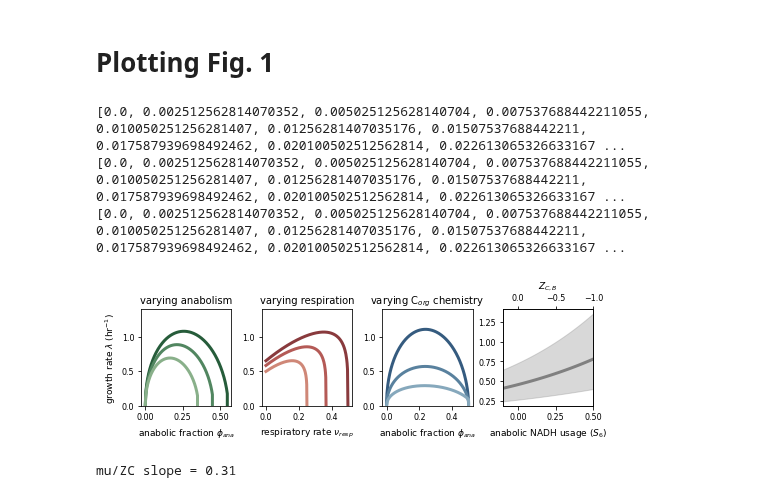
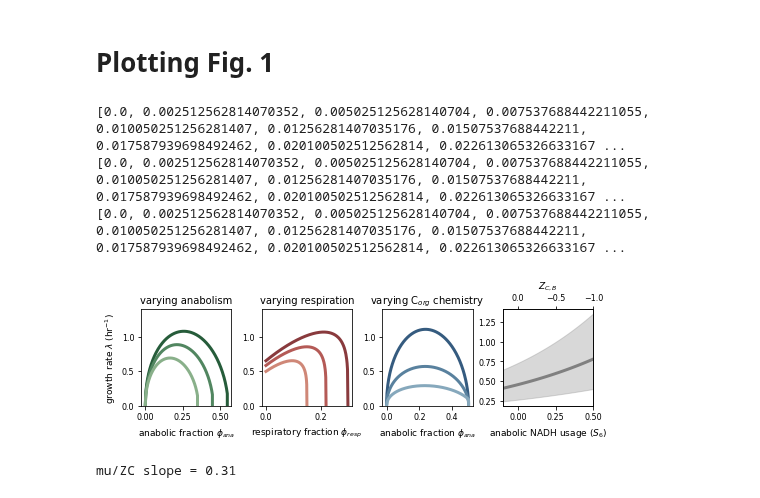
Before and after one commit to flamholz/redox-proteome, a Jupyter notebook: akshit_notebooks/006_fig1_plots.ipynb, the cells around one changed output. Saved outputs shown, nothing was run; the diff lists cells and outputs as text; code cells hidden in the pictures.

Commit message:
New Fig. 1C with phi_resp

```diff
--- a/akshit_notebooks/006_fig1_plots.ipynb
+++ b/akshit_notebooks/006_fig1_plots.ipynb
@@ -313,7 +313,7 @@ df_1b = pd.DataFrame({'mus': allmus, 'phianas': allphianas})
 ##############################################
 ## Fig. 1C simulation -- varying Jresp
 ##############################################
-allmus, allnuresps = [], []
+allmus, allnuresps, allphiresps = [], [], []
 tau = 6e-2
 
 # Reset to default stoichiometric coefficients.
@@ -372,8 +372,9 @@ for indx, t_phi_o in enumerate(np.linspace(0.4, 0.6, 3)):
 
     allnuresps.append(nuresps)
     allmus.append(mus)
+    allphiresps.append(phiresps)
 
-df_1c = pd.DataFrame({'mus': allmus, 'nuresps': allnuresps})
+df_1c = pd.DataFrame({'mus': allmus, 'nuresps': allnuresps, 'phiresps': allphiresps})
 
 ##############################################
 ## Fig. 1D simulation -- varying ZC_org
@@ -519,15 +520,17 @@ plt.legend(legend_elements, loc=4, fontsize=6.5).set_visible(False)
 ##############################################
 plt.sca(axs[1])
 plt.ylabel( '')
-plt.xlabel( 'respiratory rate ' + r'$\nu_{resp}$' )
+plt.xlabel( 'respiratory fraction ' + r'$\phi_{resp}$' )
 
 cs = sns.color_palette('Reds_r', 5, desat=0.5)
 legend_elements = []
 
 for indx in range(len(df_1c)):
     nuresps = df_1c.iloc[indx]['nuresps']
+    phiresps = df_1c.iloc[indx]['phiresps']
     mus = df_1c.iloc[indx]['mus']
-    plt.plot( nuresps, mus, lw=3, c=cs[indx] )
+    # plt.plot( nuresps, mus, lw=3, c=cs[indx] )
+    plt.plot( phiresps, mus, lw=3, c=cs[indx] )
     legend_elements.append(r'$\phi_o = $' + str(phi_os[indx]))
 
 plt.legend(legend_elements, loc='best').set_visible(False)
@@ -578,32 +581,32 @@ plt.xlim(np.min(S6s), np.max(S6s))
 plt.xticks(np.arange(0, 0.51, 0.25))
 
 # Add parallel x-axis
 # ticks, labels = axs[3].get_xticks()
 ax2 = plt.twiny()
 # In this plot we assume the C-source is glucose which has ZC=0.
 # Hence ZC = -2*S6, where S6 is anabolic stoichiomtery of NADH when using
 # glucose as the effective substrat.
 zcs = -np.array(S6s) * 2
 ax2.plot(zcs, mus, lw=0, c=cs[indx])
 # Need to invert the x-axis so that the direction matches the main x-axis.
 ax2.set_xlim(zcs.max(), zcs.min())
 plt.xlabel(r'$Z_{C,B}$')
 
 # Ticks for panels B-D
 gr_yticks = np.arange(0, 1.1, 0.5)
 titles = 'varying anabolism,varying respiration,varying C$_{org}$ chemistry'.split(',')
 for ax, t in zip(axs[:-1], titles):
     plt.sca(ax)
     plt.yticks(gr_yticks)
     plt.ylim(0.0, 1.4)
     plt.title(t)
 
 plt.tight_layout()
 plt.savefig('../output/Fig1.png', facecolor='w', dpi=300)
 plt.show()
 # %% [output]
 [0.0, 0.002512562814070352, 0.005025125628140704, 0.007537688442211055, 0.010050251256281407, 0.01256281407035176, 0.01507537688442211, 0.017587939698492462, 0.020100502512562814, 0.022613065326633167 ...
 [0.0, 0.002512562814070352, 0.005025125628140704, 0.007537688442211055, 0.010050251256281407, 0.01256281407035176, 0.01507537688442211, 0.017587939698492462, 0.020100502512562814, 0.022613065326633167 ...
 [0.0, 0.002512562814070352, 0.005025125628140704, 0.007537688442211055, 0.010050251256281407, 0.01256281407035176, 0.01507537688442211, 0.017587939698492462, 0.020100502512562814, 0.022613065326633167 ...
-[figure, old version]
+[figure, new version]
 # %%
```
Also changed, not shown: parts of 1 cell of this notebook.
